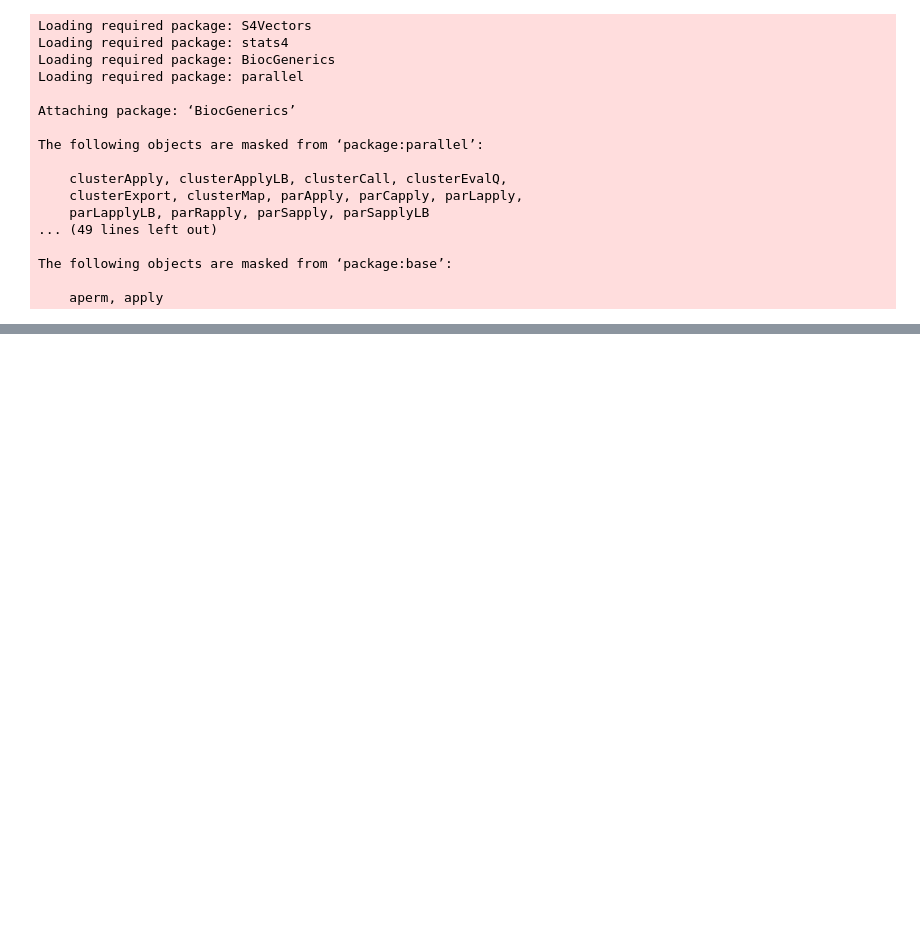
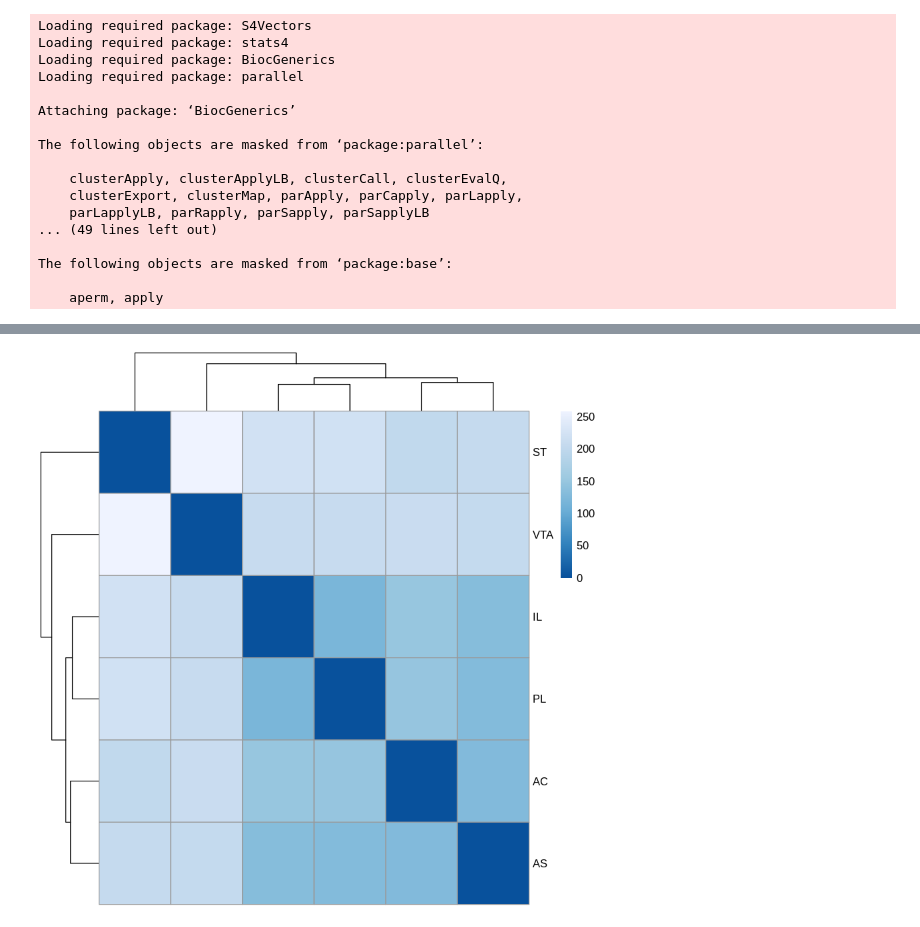
Before and after one commit to sjroth/Rat-Pilot-Analysis, a Jupyter notebook: Notebooks/SampleHeatmap.ipynb, the cells around one changed output, grey strips where cells are left out. Saved outputs shown, nothing was run; the diff lists cells and outputs as text; code cells hidden in the pictures; blank space fills up the shorter version.

```diff
--- a/Notebooks/SampleHeatmap.ipynb
+++ b/Notebooks/SampleHeatmap.ipynb
@@ -51,0 +51,21 @@ A data.frame: 6 × 25
+# %%
+#Set PeakID as the rownames
+rownames(promoter) <- promoter$PeakID
+promoter$PeakID <- NULL
+
+rownames(norm_exp) <- norm_exp$PeakID
+norm_exp$PeakID <- NULL
+# %%
+#Limit dataframe to experiments.
+promoter <- promoter[,c(19:24)]
+
+norm_exp <- norm_exp[,c(19:24)]
+# %%
+#Get sample distances.
+promoterDists <- dist(t(promoter))
+promoterDistsMatrix <- as.matrix(promoterDists)
+colnames(promoterDistsMatrix) <- NULL
+
+distalDists <- dist(t(norm_exp))
+distalDistsMatrix <- as.matrix(distalDists)
+colnames(distalDistsMatrix) <- NULL
@@ -51,0 +74,9 @@ A data.frame: 6 × 25
+# %%
+colors <- colorRampPalette(rev(brewer.pal(6,"Blues")))(255)
+# %%
+pheatmap(distalDistsMatrix,
+         clustering_distance_rows=distalDists,
+         clustering_distance_cols=distalDists,
+         col=colors)
+# %% [output]
+[figure, added]
```
Also changed, not shown: parts of 9 cells of this notebook, 1 other file.
